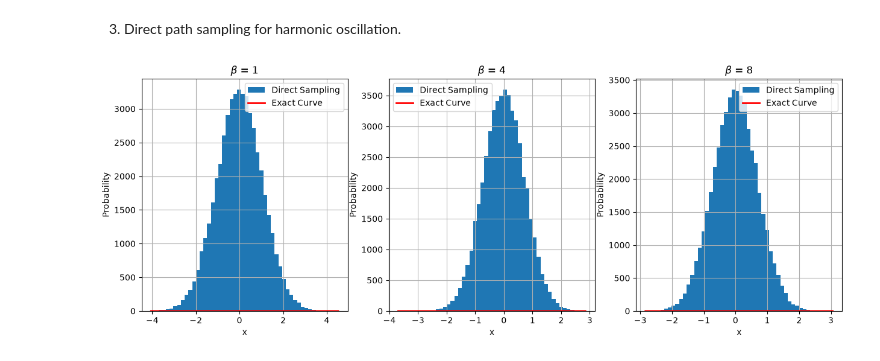
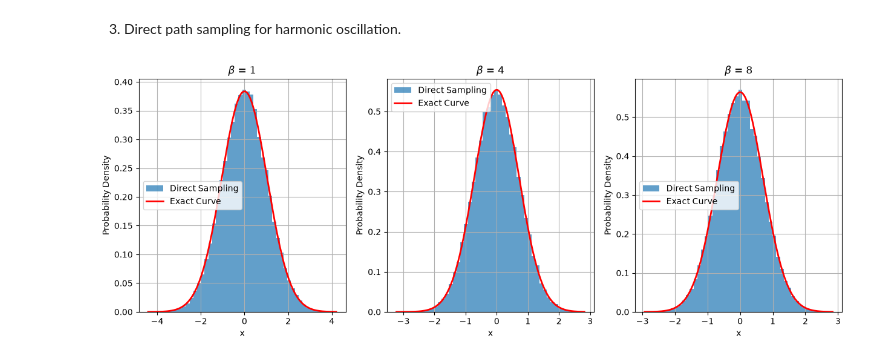
Before and after one commit to pamuduamarasinghe/Computational-Statistical-Mechanics, a Jupyter notebook: CSM07.ipynb, the cells around one changed output. Drawn from its saved outputs; the diff is of its cells as text; code cells hidden in the pictures.

Commit message:
Correceted Direct path sampling

```diff
--- a/CSM07.ipynb
+++ b/CSM07.ipynb
@@ -127,56 +127,60 @@ plt.show()
 # %%
 import numpy as np
 import matplotlib.pyplot as plt
-import math
+
 
 def direct_path_sampling(beta, N, num_paths):
     delta = beta / N
     X0_samples = []
 
+    # Exact variance of x
     sigma_0 = np.sqrt(1.0 / (2.0 * np.tanh(beta / 2.0)))
 
-    for _ in range(num_paths):
+    for i in range(num_paths):
+
         path = np.zeros(N)
         path[0] = np.random.normal(0, sigma_0)
-
 
         for k in range(1, N):
 
             rem_steps = N - k
             mean = (path[k-1] * rem_steps + path[0]) / (rem_steps + 1)
-            variance = delta * (rem_steps) / (rem_steps + 1)
-
-            path[k] = np.random.normal(mean, np.sqrt(variance))
-
+            variance = delta * rem_steps / (rem_steps + 1)
+            path[k] = np.random.normal(mean,np.sqrt(variance))
 
         X0_samples.append(path[0])
 
     return np.array(X0_samples)
 
+
+
 N = 12
 num_paths = 50000
 betas = [1, 4, 8]
+
 
 plt.figure(figsize=(15, 5))
 
 for idx, beta in enumerate(betas):
     X0 = direct_path_sampling(beta, N, num_paths)
+    plt.subplot(1, 3, idx + 1)
 
-    plt.subplot(1, 3, idx+1)
-    count, bins, _ = plt.hist(X0, bins=50, label='Direct Sampling')
+    plt.hist(X0,bins=50,density=True,alpha=0.7,label="Direct Sampling")
 
 
-    x_arr = np.linspace(min(bins), max(bins), 500)
-    exact_variance = 1.0 / (2.0 * np.tanh(beta / 2.0))
-    exact_rho = (1.0 / np.sqrt(2.0 * np.pi * exact_variance)) * np.exp(-x_arr**2 / (2.0 * exact_variance))
 
-    plt.plot(x_arr, exact_rho, 'r-', lw=2, label='Exact Curve')
-    plt.title(f'$\\beta$ = {beta}')
-    plt.xlabel('x')
-    plt.ylabel('Probability')
+    x = np.linspace(min(X0), max(X0), 500)
+    variance = 1.0 / (2.0 * np.tanh(beta / 2.0))
+    exact = (1 / np.sqrt(2 * np.pi * variance))* np.exp(-x**2 / (2 * variance))
+
+    plt.plot(x,exact,'r-',linewidth=2,label="Exact Curve")
+
+    plt.title(f"$\\beta$ = {beta}")
+    plt.xlabel("x")
+    plt.ylabel("Probability Density")
     plt.legend()
     plt.grid(True)
 
 plt.show()
 # %% [output]
-[figure, old version]
+[figure, new version]
```
Also changed, not shown: parts of 2 cells of this notebook.
